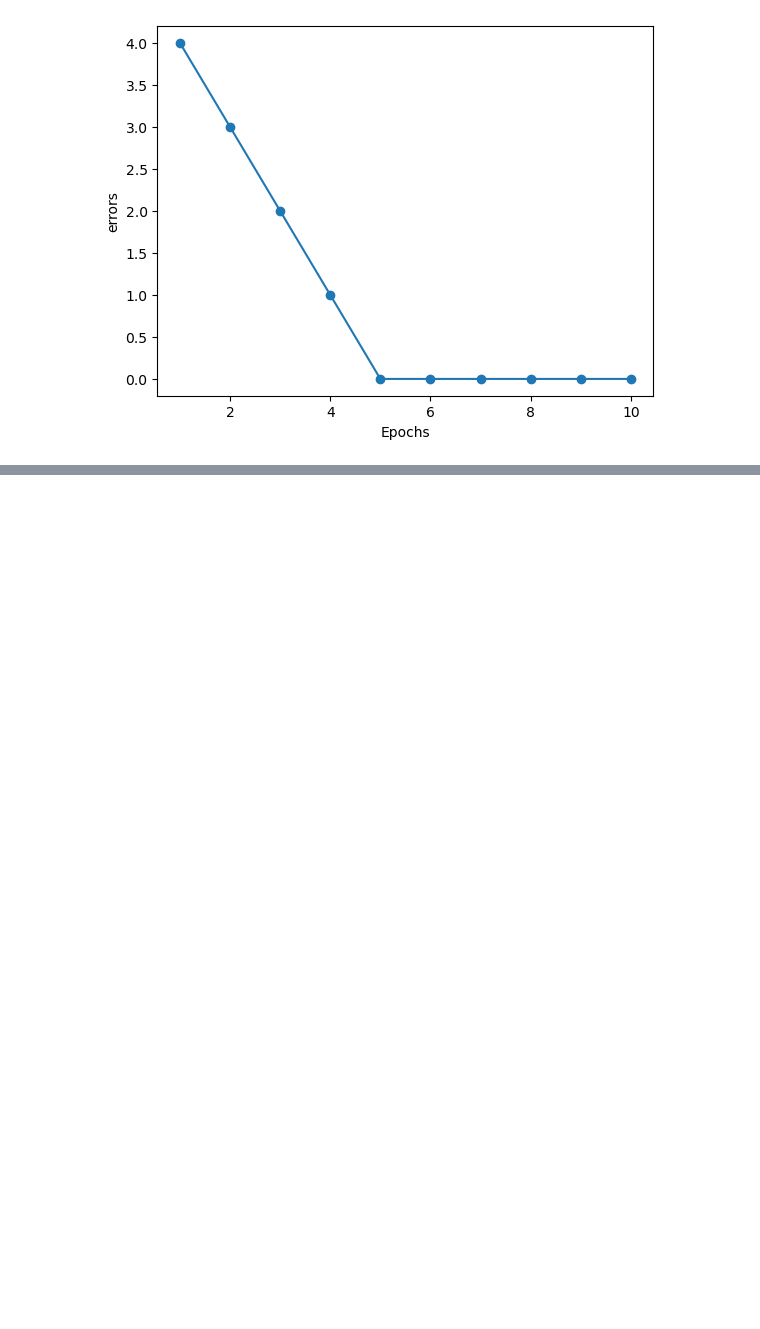
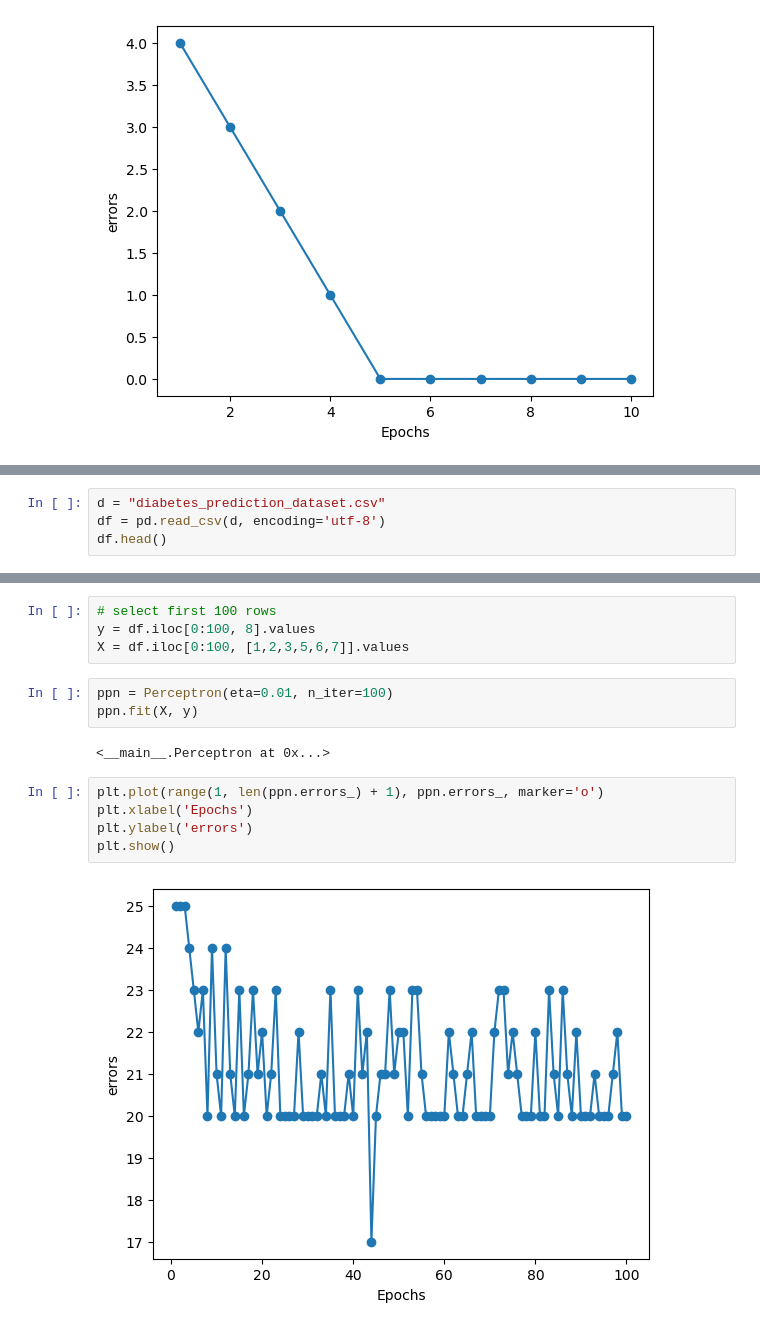
Before and after one commit to rjmcoder/Machine-Learning-with-PyTorch-and-Scikit-Learn, a Jupyter notebook: ch02/my_ch02.ipynb, the cells around one changed output, grey strips where cells are left out. Drawn from its saved outputs; the diff is of its cells as text; blank space fills up the shorter version.

Commit message:
play with perceptron algo using the diabetes dataset

```diff
--- a/ch02/my_ch02.ipynb
+++ b/ch02/my_ch02.ipynb
@@ -120,0 +122,4 @@ plt.show()
+# %%
+d = "diabetes_prediction_dataset.csv"
+df = pd.read_csv(d, encoding='utf-8')
+df.head()
@@ -120,0 +145,16 @@ plt.show()
+# %%
+# select first 100 rows
+y = df.iloc[0:100, 8].values
+X = df.iloc[0:100, [1,2,3,5,6,7]].values
+# %%
+ppn = Perceptron(eta=0.01, n_iter=100)
+ppn.fit(X, y)
+# %% [output]
+<__main__.Perceptron at 0x...>
+# %%
+plt.plot(range(1, len(ppn.errors_) + 1), ppn.errors_, marker='o')
+plt.xlabel('Epochs')
+plt.ylabel('errors')
+plt.show()
+# %% [output]
+[figure, added]
```
Also changed, not shown: parts of 23 cells of this notebook.
